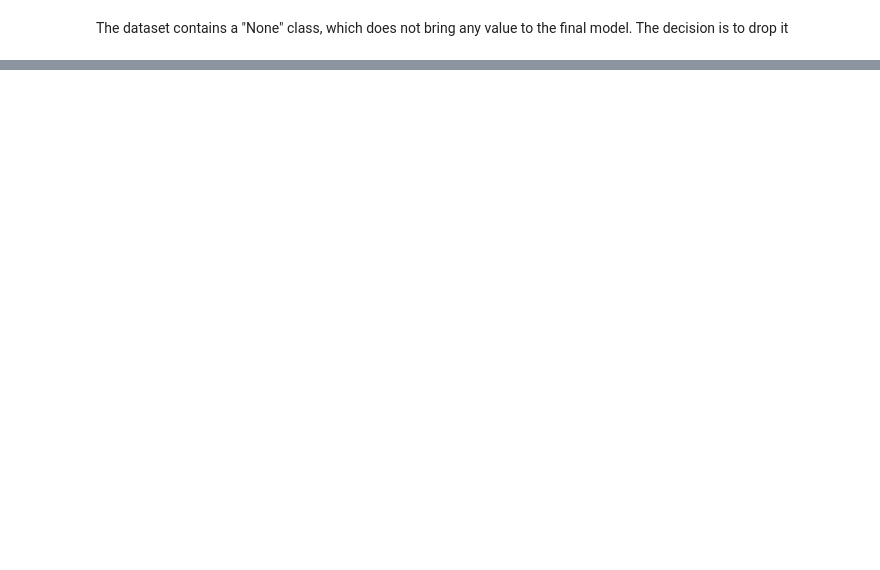
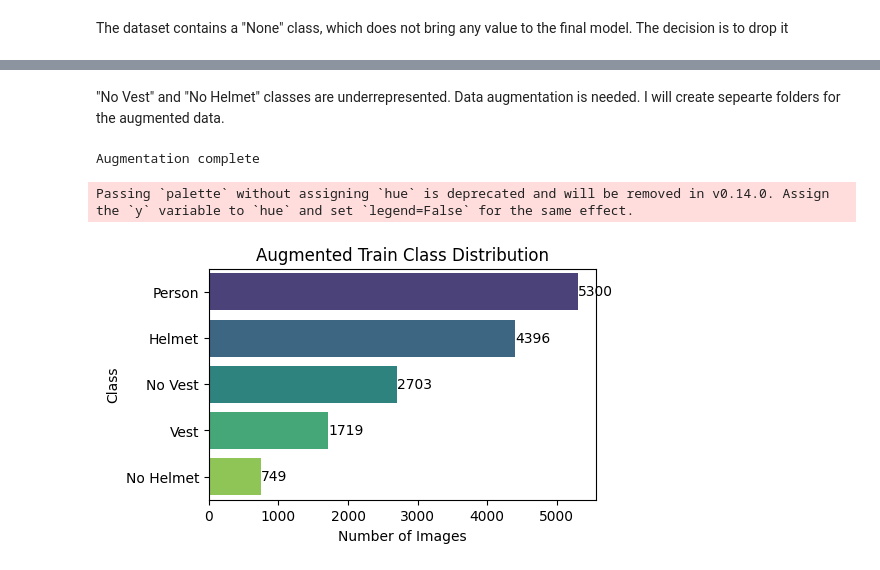
Before and after one commit to Milltrader/NeuralNetworkProjects, a Jupyter notebook: PPE_Detection/Modelling.ipynb, the cells around one changed output, grey strips where cells are left out. Cells and saved outputs as stored; diff of their text form; code cells hidden in the pictures; blank space fills up the shorter version.

```diff
--- a/PPE_Detection/Modelling.ipynb
+++ b/PPE_Detection/Modelling.ipynb
@@ -133,0 +172,3 @@ visualize_batch_on_grid(split='train', num_images=10)
+# %% [markdown]
+"No Vest" and "No Helmet" classes are underrepresented. Data augmentation is needed.
+I will create sepearte folders for the augmented data.
@@ -133,0 +241,17 @@ visualize_batch_on_grid(split='train', num_images=10)
+# %%
+for img_name in os.listdir(IMAGES_DIR):
+    img_path = os.path.join(IMAGES_DIR, img_name)
+    label_path = os.path.join(LABELS_DIR, img_name.replace(".jpg", ".txt").replace(".png", ".txt"))
+
+    if os.path.exists(label_path):
+        augment_image(img_path, label_path)
+
+print("Augmentation complete")
+# %% [output]
+Augmentation complete
+# %%
+aug_train_class_distribution = get_class_distribution(split='augmented_train')
+plot_class_distribution(aug_train_class_distribution, "Augmented Train Class Distribution")
+# %% [output]
+Passing `palette` without assigning `hue` is deprecated and will be removed in v0.14.0. Assign the `y` variable to `hue` and set `legend=False` for the same effect.
+[figure, added]
```
Also changed, not shown: parts of 12 cells of this notebook.
